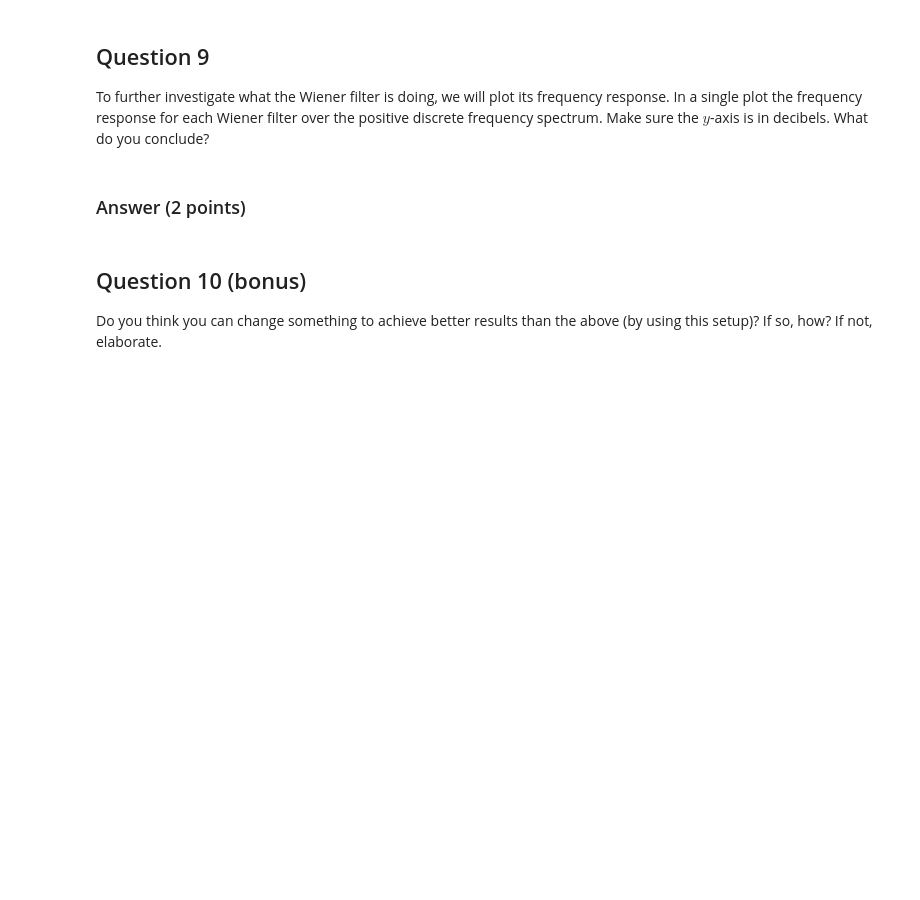
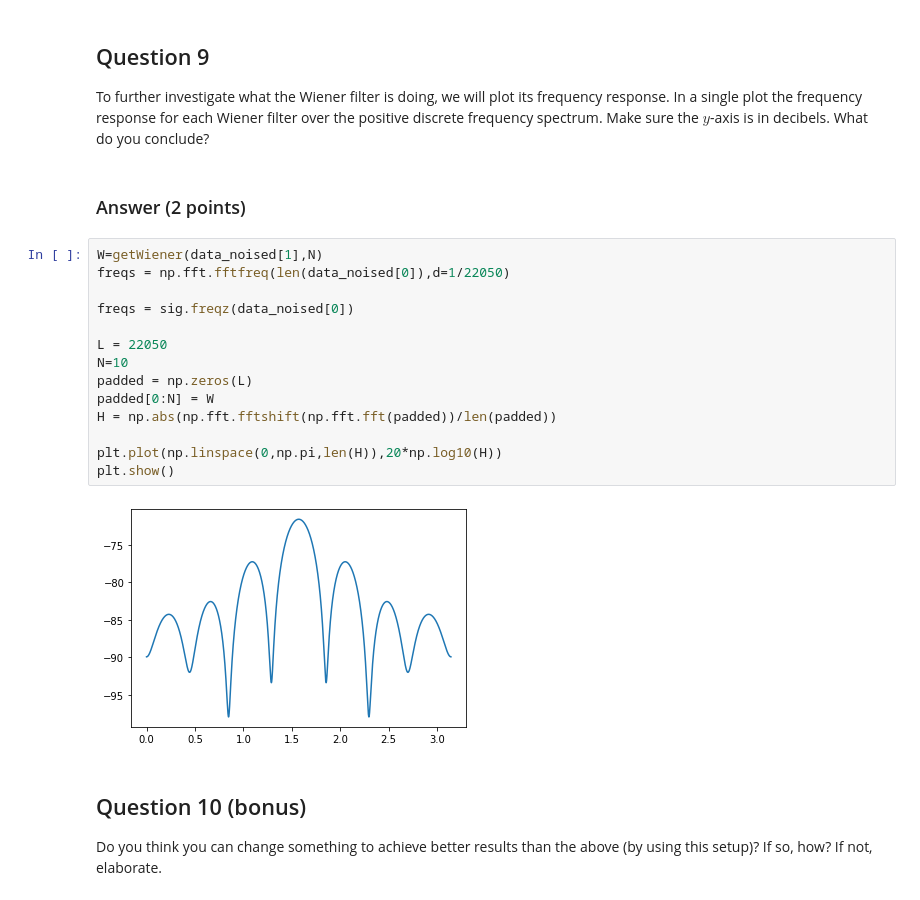
Before and after one commit to lphoogenboom/noisia, a Jupyter notebook: SC42150_PythonAssignment2_Denoising.ipynb, the cells around one changed output. Saved outputs shown, nothing was run; the diff lists cells and outputs as text; blank space fills up the shorter version.

```diff
--- a/SC42150_PythonAssignment2_Denoising.ipynb
+++ b/SC42150_PythonAssignment2_Denoising.ipynb
@@ -346,6 +356,22 @@ ValueError: n should be an integer
 To further investigate what the Wiener filter is doing, we will plot its frequency response. In a single plot the frequency response for each Wiener filter over the positive discrete frequency spectrum. Make sure the $y$-axis is in decibels. What do you conclude?
 # %% [markdown]
 ### Answer (2 points)
+# %%
+W=getWiener(data_noised[1],N)
+freqs = np.fft.fftfreq(len(data_noised[0]),d=1/22050)
+
+freqs = sig.freqz(data_noised[0])
+
+L = 22050
+N=10
+padded = np.zeros(L)
+padded[0:N] = W
+H = np.abs(np.fft.fftshift(np.fft.fft(padded))/len(padded))
+
+plt.plot(np.linspace(0,np.pi,len(H)),20*np.log10(H))
+plt.show()
+# %% [output]
+[figure, added]
 # %% [markdown]
 ## Question 10 (bonus)
 
```
Also changed, not shown: parts of 7 cells of this notebook.
